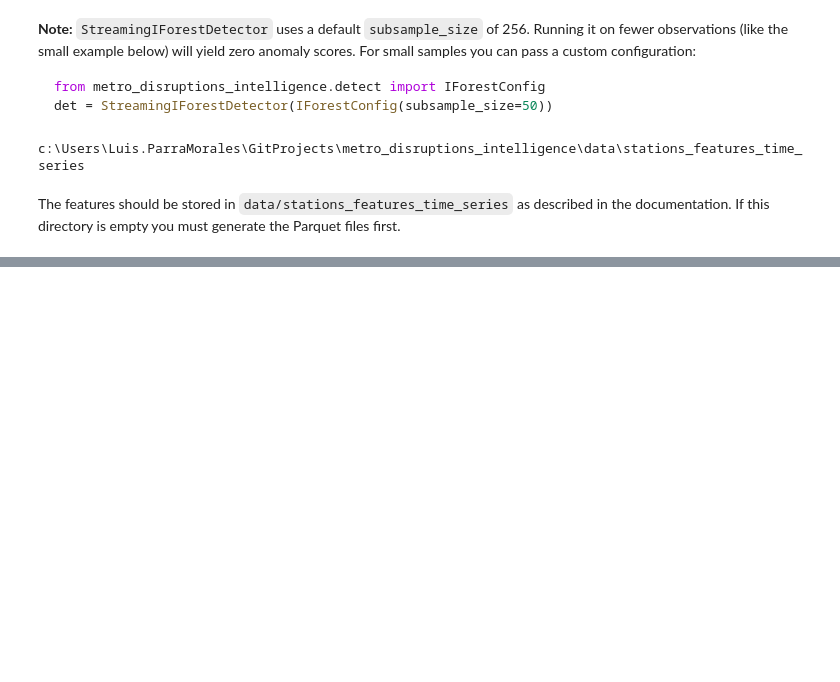
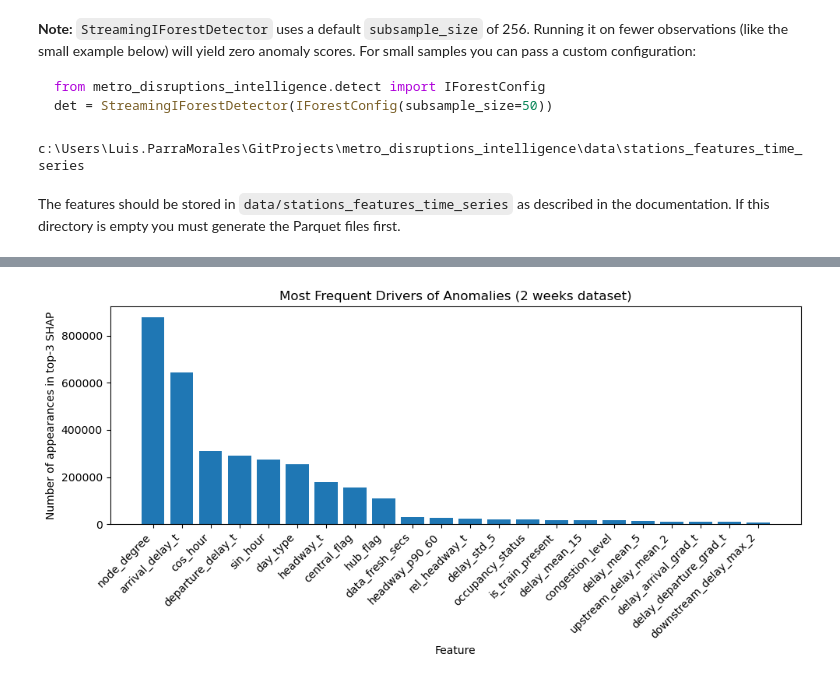
Before and after one commit to LuisMartinParraMorales/metro_disruptions_intelligence, a Jupyter notebook: notebooks/04_run_anomaly_detection.ipynb, the cells around one changed output, grey strips where cells are left out. Saved outputs shown, nothing was run; the diff lists cells and outputs as text; code cells hidden in the pictures; blank space fills up the shorter version.

```diff
--- a/notebooks/04_run_anomaly_detection.ipynb
+++ b/notebooks/04_run_anomaly_detection.ipynb
@@ -125 +151,15 @@ scores.sort_values("dt").set_index("dt")["anomaly_score"].plot();
 # print(Path("iforest_best.yaml").read_text())
+# %%
+# make sure your JSON string column is a plain str
+scores["shap_top3_json"] = scores["shap_top3_json"].astype(str)
+
+# if you created a Python list column (e.g. shap_list), drop it:
+to_write = scores.drop(columns=["shap_list"], errors="ignore")
+
+# now safely write everything else
+to_write.to_parquet(
+    path=project_root / "data" / "working_data" / "anomaly_detection" / "scores_with_SHAP_trial.parquet",
+    engine="pyarrow",
+    compression="snappy",
+    index=False,
+)
@@ -125,0 +204,31 @@ scores.sort_values("dt").set_index("dt")["anomaly_score"].plot();
+# %%
+# 1) Parse the JSON strings into actual Python lists
+scores["shap_list"] = scores["shap_top3_json"].apply(json.loads)
+
+# 2) Flatten all feature names from each row’s top-3 SHAP tuples
+all_features = [
+    feat
+    for shap_list in scores["shap_list"]
+    for feat, _ in shap_list
+]
+
+# 3) Count how often each feature appears
+feature_counts = Counter(all_features)
+
+# 4) Turn into a sorted DataFrame
+feat_df = pd.DataFrame(
+    list(feature_counts.items()),
+    columns=["feature", "count"]
+).sort_values("count", ascending=False)
+
+# 5) Plot
+plt.figure(figsize=(10, 5))
+plt.bar(feat_df["feature"], feat_df["count"])
+plt.xticks(rotation=45, ha="right")
+plt.xlabel("Feature")
+plt.ylabel("Number of appearances in top-3 SHAP")
+plt.title("Most Frequent Drivers of Anomalies (2 weeks dataset)")
+plt.tight_layout()
+plt.show()
+# %% [output]
+[figure, added]
```
Also changed, not shown: parts of 18 cells of this notebook, 1 other file.
